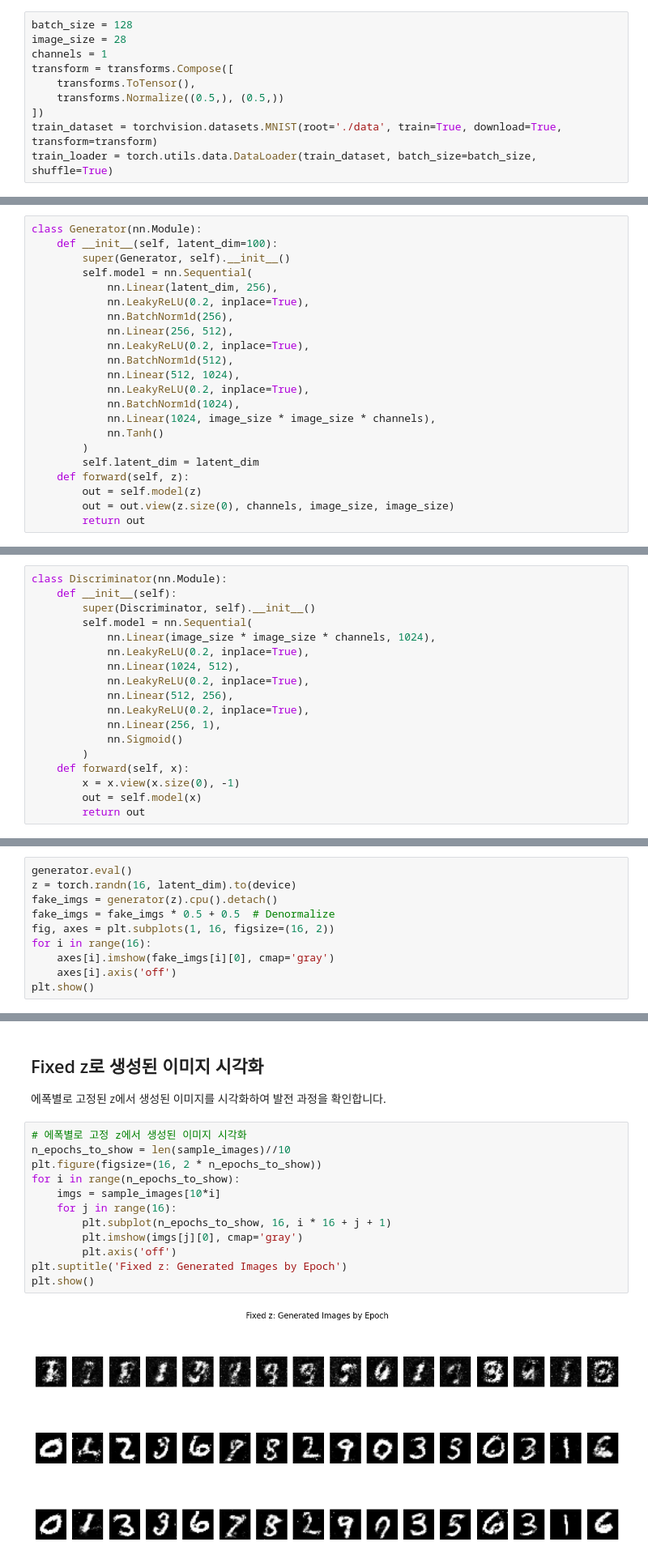
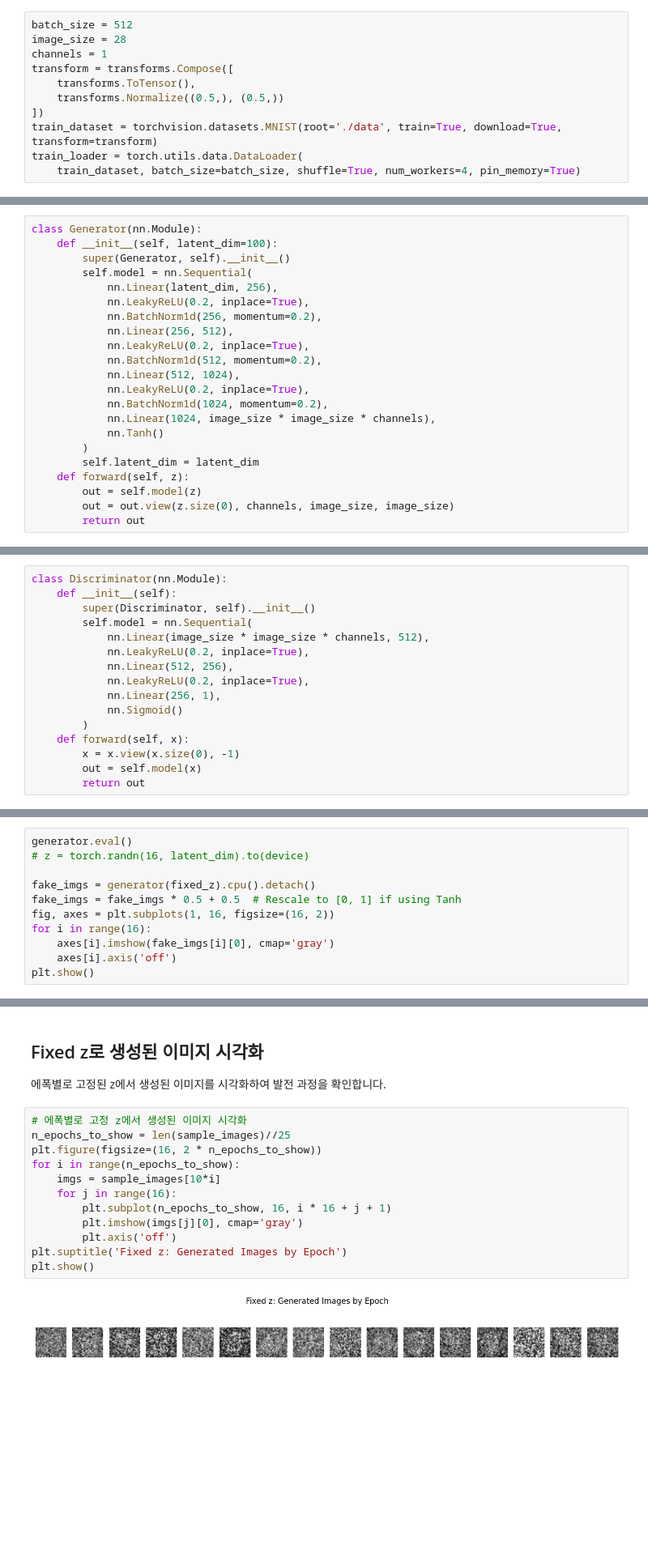
Before and after one commit to AutoCorrelation/mnist-gan-develop, a Jupyter notebook: mnist_gan_pytorch.ipynb, the cells around one changed output, grey strips where cells are left out. Shown at 81% size. Drawn from its saved outputs; the diff is of its cells as text; blank space fills up the shorter version.

```diff
--- a/mnist_gan_pytorch.ipynb
+++ b/mnist_gan_pytorch.ipynb
@@ -14,7 +37,7 @@ import os
 ## 2. Load and Preprocess MNIST Dataset
 Download the MNIST dataset using torchvision, apply necessary transforms, and create DataLoader objects.
 # %%
-batch_size = 128
+batch_size = 512
 image_size = 28
 channels = 1
 transform = transforms.Compose([
@@ -22,7 +45,8 @@ transform = transforms.Compose([
     transforms.Normalize((0.5,), (0.5,))
 ])
 train_dataset = torchvision.datasets.MNIST(root='./data', train=True, download=True, transform=transform)
-train_loader = torch.utils.data.DataLoader(train_dataset, batch_size=batch_size, shuffle=True)
+train_loader = torch.utils.data.DataLoader(
+    train_dataset, batch_size=batch_size, shuffle=True, num_workers=4, pin_memory=True)
 # %% [markdown]
 ## 3. Define Generator Network
 Implement the Generator class using torch.nn.Module, specifying layers and forward method.
@@ -33,13 +57,13 @@ class Generator(nn.Module):
         self.model = nn.Sequential(
             nn.Linear(latent_dim, 256),
             nn.LeakyReLU(0.2, inplace=True),
-            nn.BatchNorm1d(256),
+            nn.BatchNorm1d(256, momentum=0.2),
             nn.Linear(256, 512),
             nn.LeakyReLU(0.2, inplace=True),
-            nn.BatchNorm1d(512),
+            nn.BatchNorm1d(512, momentum=0.2),
             nn.Linear(512, 1024),
             nn.LeakyReLU(0.2, inplace=True),
-            nn.BatchNorm1d(1024),
+            nn.BatchNorm1d(1024, momentum=0.2),
             nn.Linear(1024, image_size * image_size * channels),
             nn.Tanh()
         )
@@ -56,9 +80,7 @@ class Discriminator(nn.Module):
     def __init__(self):
         super(Discriminator, self).__init__()
         self.model = nn.Sequential(
-            nn.Linear(image_size * image_size * channels, 1024),
-            nn.LeakyReLU(0.2, inplace=True),
-            nn.Linear(1024, 512),
+            nn.Linear(image_size * image_size * channels, 512),
             nn.LeakyReLU(0.2, inplace=True),
             nn.Linear(512, 256),
             nn.LeakyReLU(0.2, inplace=True),
@@ -160,9 +211,10 @@ Epoch [30/30]  D_loss: 1.2439  G_loss: 0.9181
 Use the trained generator to produce fake MNIST images and visualize them using matplotlib.
 # %%
 generator.eval()
-z = torch.randn(16, latent_dim).to(device)
-fake_imgs = generator(z).cpu().detach()
-fake_imgs = fake_imgs * 0.5 + 0.5  # Denormalize
+# z = torch.randn(16, latent_dim).to(device)
+
+fake_imgs = generator(fixed_z).cpu().detach()
+fake_imgs = fake_imgs * 0.5 + 0.5  # Rescale to [0, 1] if using Tanh
 fig, axes = plt.subplots(1, 16, figsize=(16, 2))
 for i in range(16):
     axes[i].imshow(fake_imgs[i][0], cmap='gray')
@@ -229,15 +281,15 @@ plt.show()
 에폭별로 고정된 z에서 생성된 이미지를 시각화하여 발전 과정을 확인합니다.
 # %%
 # 에폭별로 고정 z에서 생성된 이미지 시각화
-n_epochs_to_show = len(sample_images)//10
+n_epochs_to_show = len(sample_images)//25
 plt.figure(figsize=(16, 2 * n_epochs_to_show))
 for i in range(n_epochs_to_show):
     imgs = sample_images[10*i]
     for j in range(16):
         plt.subplot(n_epochs_to_show, 16, i * 16 + j + 1)
         plt.imshow(imgs[j][0], cmap='gray')
         plt.axis('off')
 plt.suptitle('Fixed z: Generated Images by Epoch')
 plt.show()
 # %% [output]
-[figure, old version]
+[figure, new version]
```
Also changed, not shown: parts of 7 cells of this notebook, 1 other file.
